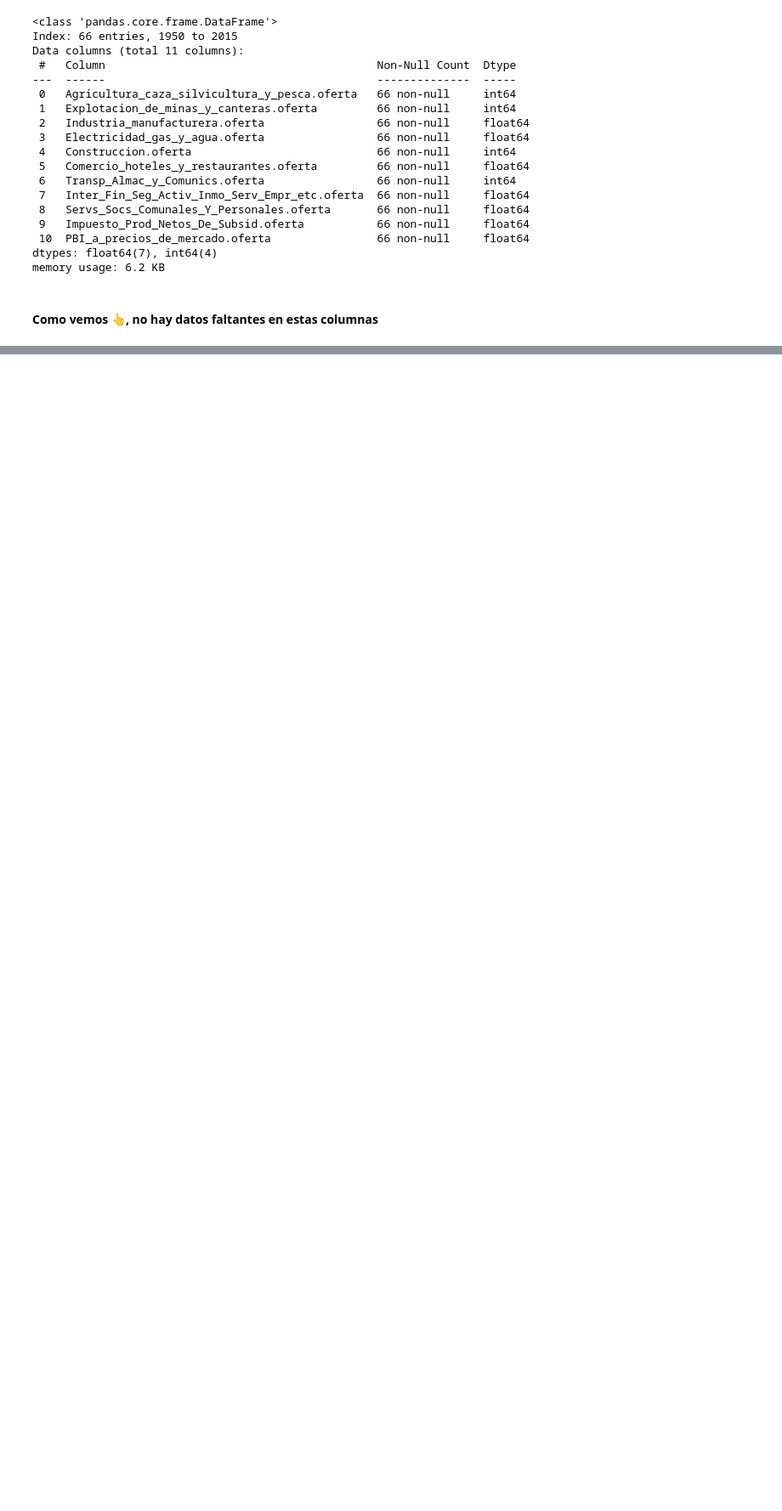
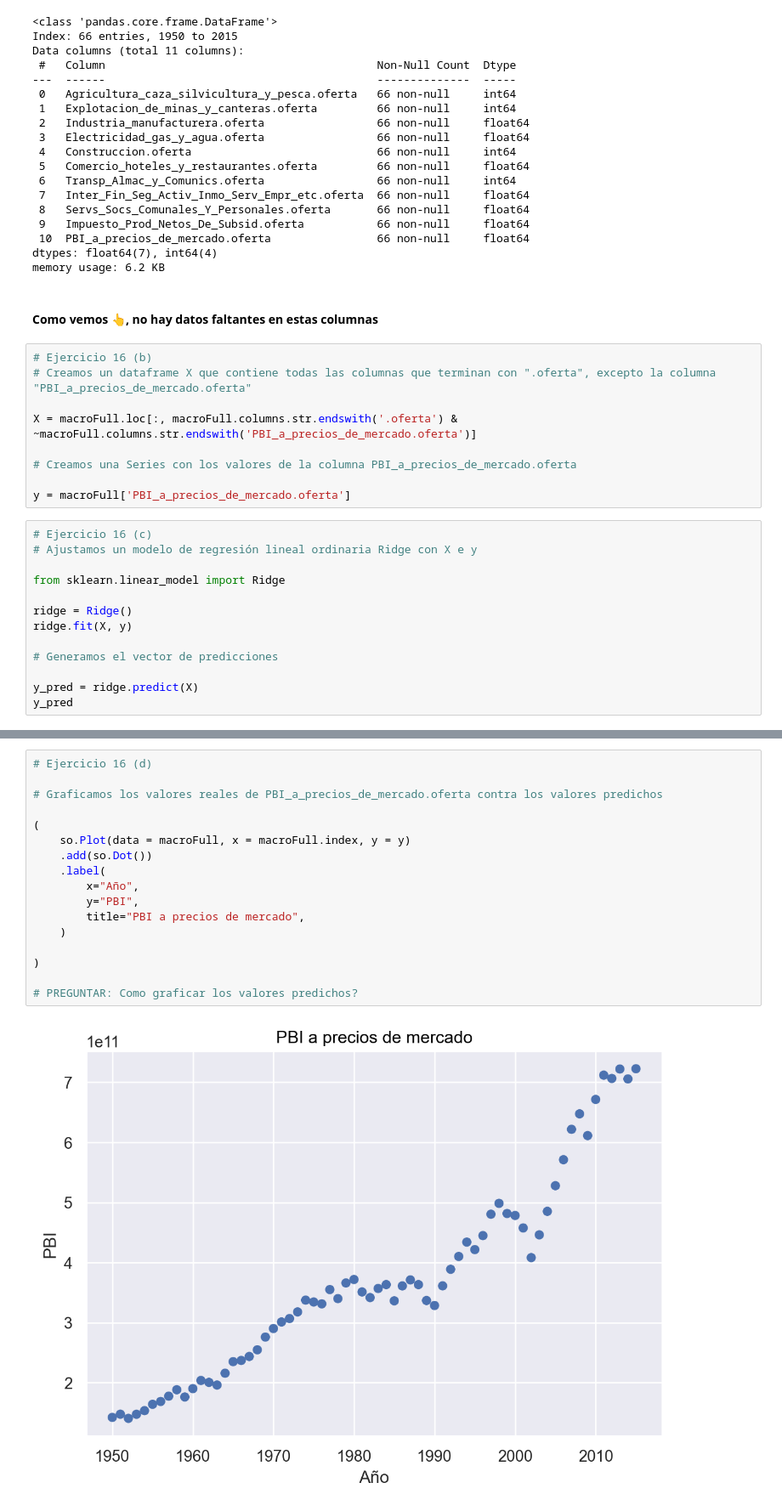
Before and after one commit to santiago-paz/ejercicios-laboratorio-datos-uba, a Jupyter notebook: Prácticas/Práctica-6/soluciones_práctica-6_notebook.ipynb, the cells around one changed output, grey strips where cells are left out. Shown at 85% size. Saved outputs shown, nothing was run; the diff lists cells and outputs as text; blank space fills up the shorter version.

```diff
--- a/Prácticas/Práctica-6/soluciones_práctica-6_notebook.ipynb
+++ b/Prácticas/Práctica-6/soluciones_práctica-6_notebook.ipynb
@@ -553,3 +553,25 @@ dtypes: float64(7), int64(4)
 memory usage: 6.2 KB
 # %% [markdown]
 #### Como vemos 👆, no hay datos faltantes en estas columnas
+# %%
+# Ejercicio 16 (b)
+# Creamos un dataframe X que contiene todas las columnas que terminan con ".oferta", excepto la columna "PBI_a_precios_de_mercado.oferta"
+
+X = macroFull.loc[:, macroFull.columns.str.endswith('.oferta') & ~macroFull.columns.str.endswith('PBI_a_precios_de_mercado.oferta')]
+
+# Creamos una Series con los valores de la columna PBI_a_precios_de_mercado.oferta
+
+y = macroFull['PBI_a_precios_de_mercado.oferta']
+# %%
+# Ejercicio 16 (c)
+# Ajustamos un modelo de regresión lineal ordinaria Ridge con X e y
+
+from sklearn.linear_model import Ridge
+
+ridge = Ridge()
+ridge.fit(X, y)
+
+# Generamos el vector de predicciones
+
+y_pred = ridge.predict(X)
+y_pred
@@ -555,0 +596,19 @@ memory usage: 6.2 KB
+# %%
+# Ejercicio 16 (d)
+
+# Graficamos los valores reales de PBI_a_precios_de_mercado.oferta contra los valores predichos
+
+(
+    so.Plot(data = macroFull, x = macroFull.index, y = y)
+    .add(so.Dot())
+    .label(
+        x="Año",
+        y="PBI",
+        title="PBI a precios de mercado",
+    )
+
+)
+
+# PREGUNTAR: Como graficar los valores predichos?
+# %% [output]
+[figure, added]
```
Also changed, not shown: parts of 5 cells of this notebook, 4 other files.
